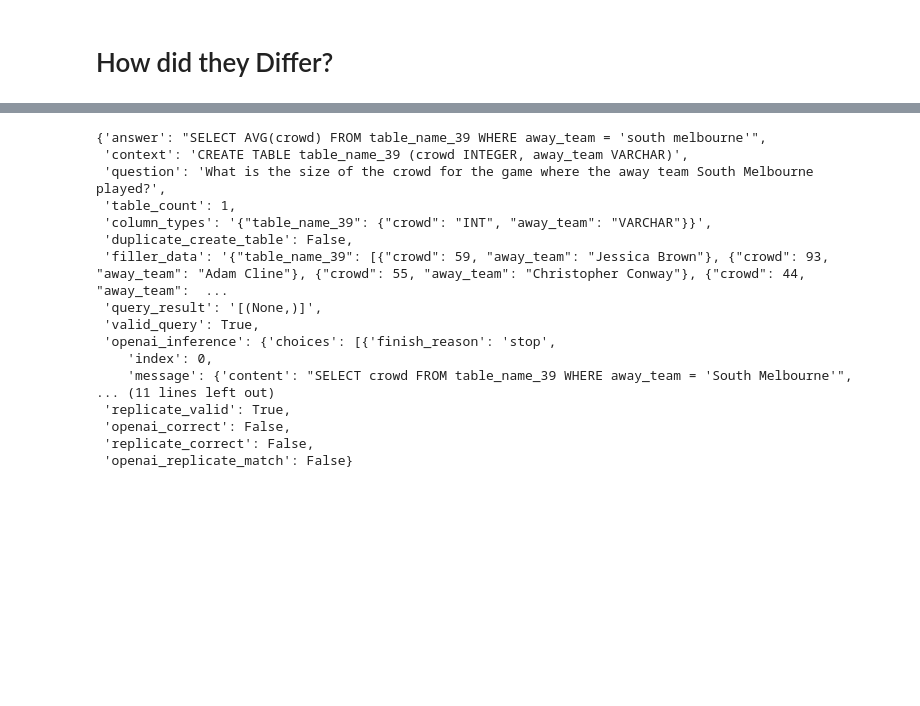
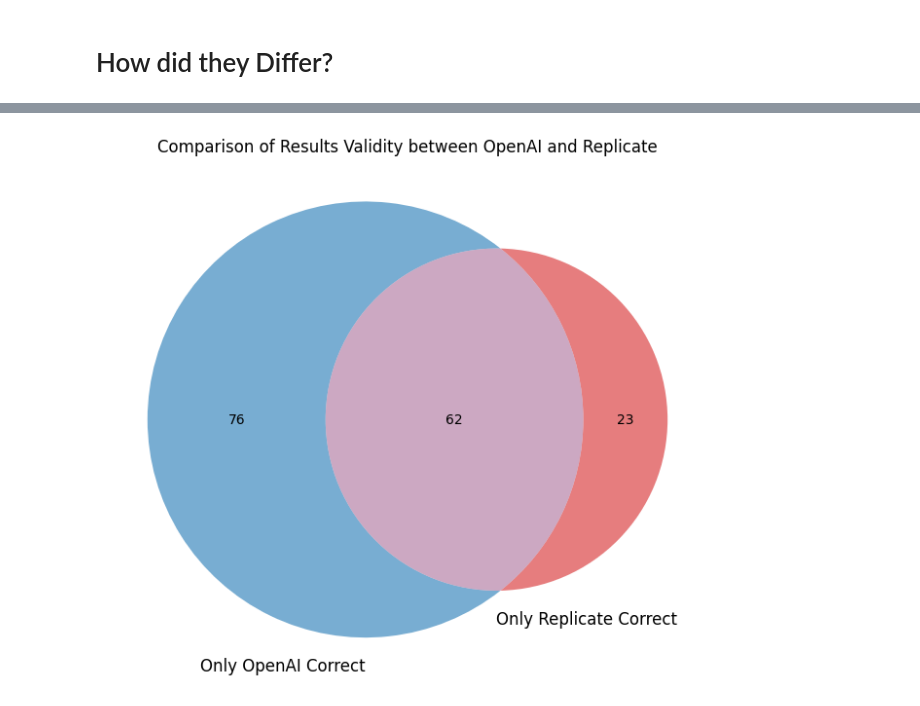
Before and after one commit to denverbaumgartner/autoSQL, a Jupyter notebook: autoSQL/autosql/eval/eval.ipynb, the cells around one changed output, grey strips where cells are left out. Saved outputs shown, nothing was run; the diff lists cells and outputs as text; code cells hidden in the pictures; blank space fills up the shorter version.

```diff
--- a/autoSQL/autosql/eval/eval.ipynb
+++ b/autoSQL/autosql/eval/eval.ipynb
@@ -227,20 +215,20 @@ test= inference_data.filter(lambda x: x["replicate_correct"] == False)
-# %%
-test[9]
-# %% [output]
-{'answer': "SELECT AVG(crowd) FROM table_name_39 WHERE away_team = 'south melbourne'",
- 'context': 'CREATE TABLE table_name_39 (crowd INTEGER, away_team VARCHAR)',
- 'question': 'What is the size of the crowd for the game where the away team South Melbourne played?',
- 'table_count': 1,
- 'column_types': '{"table_name_39": {"crowd": "INT", "away_team": "VARCHAR"}}',
- 'duplicate_create_table': False,
- 'filler_data': '{"table_name_39": [{"crowd": 59, "away_team": "Jessica Brown"}, {"crowd": 93, "away_team": "Adam Cline"}, {"crowd": 55, "away_team": "Christopher Conway"}, {"crowd": 44, "away_team":  ...
- 'query_result': '[(None,)]',
- 'valid_query': True,
- 'openai_inference': {'choices': [{'finish_reason': 'stop',
-    'index': 0,
-    'message': {'content': "SELECT crowd FROM table_name_39 WHERE away_team = 'South Melbourne'",
-... (11 lines left out)
- 'replicate_valid': True,
- 'openai_correct': False,
- 'replicate_correct': False,
- 'openai_replicate_match': False}
+# %%
+openai_valid_replicate_invalid = inference_data.filter(lambda x: x["openai_correct"] == True and x["replicate_correct"] == False)
+replicate_valid_openai_invalid = inference_data.filter(lambda x: x["openai_correct"] == False and x["replicate_correct"] == True)
+openai_invalid_replicate_invalid = inference_data.filter(lambda x: x["openai_correct"] == False and x["replicate_correct"] == False)
+# %%
+openai_right_replicate_wrong = openai_valid_replicate_invalid.num_rows
+replicate_right_openai_wrong = replicate_valid_openai_invalid.num_rows
+both_wrong = openai_invalid_replicate_invalid.num_rows
+
+# Plotting the Venn diagram
+plt.figure(figsize=(8,8))
+venn2(subsets = (openai_right_replicate_wrong, replicate_right_openai_wrong, both_wrong),
+      set_labels = ('Only OpenAI Correct', 'Only Replicate Correct'),
+      set_colors=('tab:blue', 'tab:red'),
+      alpha=0.6)
+
+plt.title("Comparison of Results Validity between OpenAI and Replicate")
+plt.show()
+# %% [output]
+[figure, added]
```
Also changed, not shown: parts of 7 cells of this notebook.
